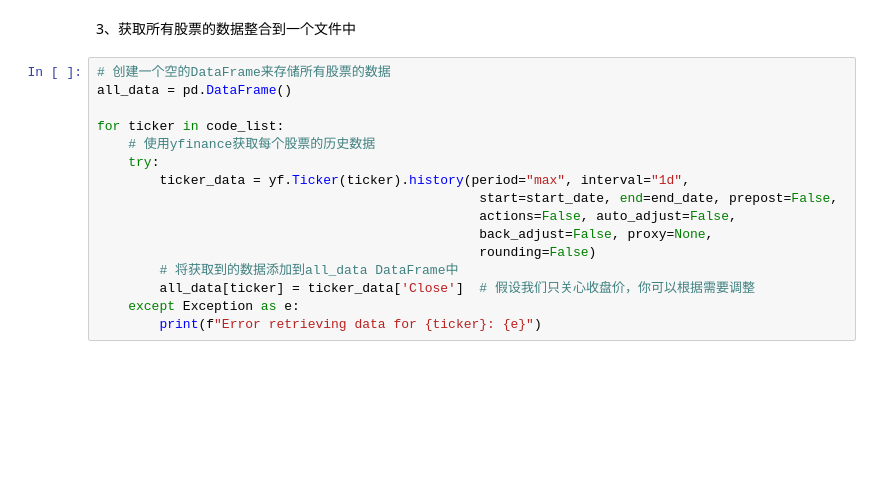
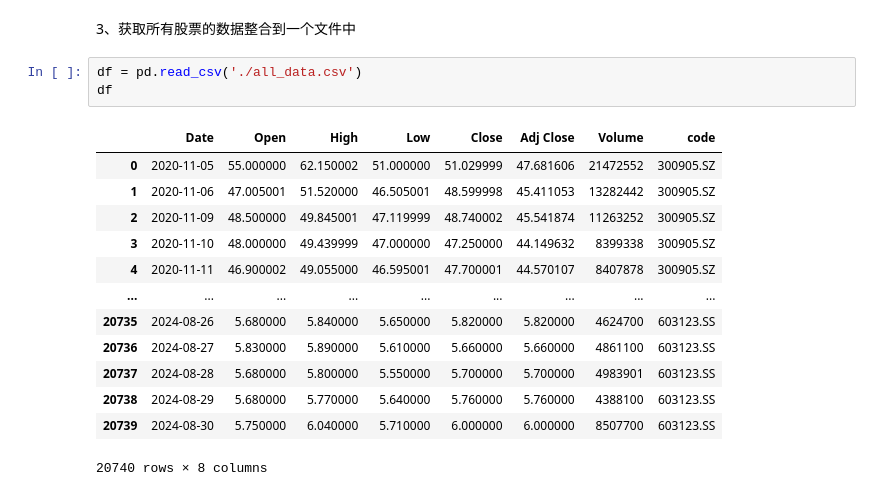
Before and after one commit to Sept12wei/strategy, a Jupyter notebook: left_strategy/单因子/根据股价逆势上涨的条件判断股票未来收益.ipynb, the cells around one changed output. Cells and saved outputs as stored; diff of their text form; blank space fills up the shorter version.

```diff
--- a/left_strategy/单因子/根据股价逆势上涨的条件判断股票未来收益.ipynb
+++ b/left_strategy/单因子/根据股价逆势上涨的条件判断股票未来收益.ipynb
@@ -41,19 +41,20 @@ start_date = '2015-01-01'
 end_date = '2024-08-31'
 # %% [markdown]
 3、获取所有股票的数据整合到一个文件中
-# %%
-# 创建一个空的DataFrame来存储所有股票的数据
-all_data = pd.DataFrame()
-
-for ticker in code_list:
-    # 使用yfinance获取每个股票的历史数据
-    try:
-        ticker_data = yf.Ticker(ticker).history(period="max", interval="1d",
-                                                 start=start_date, end=end_date, prepost=False,
-                                                 actions=False, auto_adjust=False,
-                                                 back_adjust=False, proxy=None,
-                                                 rounding=False)
-        # 将获取到的数据添加到all_data DataFrame中
-        all_data[ticker] = ticker_data['Close']  # 假设我们只关心收盘价，你可以根据需要调整
-    except Exception as e:
-        print(f"Error retrieving data for {ticker}: {e}")
+# %%
+df = pd.read_csv('./all_data.csv')
+df
+# %% [output]
+|  | Date | Open | High | Low | Close | Adj Close | Volume | code |
+| 0 | 2020-11-05 | 55.000000 | 62.150002 | 51.000000 | 51.029999 | 47.681606 | 21472552 | 300905.SZ |
+| 1 | 2020-11-06 | 47.005001 | 51.520000 | 46.505001 | 48.599998 | 45.411053 | 13282442 | 300905.SZ |
+| 2 | 2020-11-09 | 48.500000 | 49.845001 | 47.119999 | 48.740002 | 45.541874 | 11263252 | 300905.SZ |
+| 3 | 2020-11-10 | 48.000000 | 49.439999 | 47.000000 | 47.250000 | 44.149632 | 8399338 | 300905.SZ |
+| 4 | 2020-11-11 | 46.900002 | 49.055000 | 46.595001 | 47.700001 | 44.570107 | 8407878 | 300905.SZ |
+| ... | ... | ... | ... | ... | ... | ... | ... | ... |
+| 20735 | 2024-08-26 | 5.680000 | 5.840000 | 5.650000 | 5.820000 | 5.820000 | 4624700 | 603123.SS |
+| 20736 | 2024-08-27 | 5.830000 | 5.890000 | 5.610000 | 5.660000 | 5.660000 | 4861100 | 603123.SS |
+| 20737 | 2024-08-28 | 5.680000 | 5.800000 | 5.550000 | 5.700000 | 5.700000 | 4983901 | 603123.SS |
+| 20738 | 2024-08-29 | 5.680000 | 5.770000 | 5.640000 | 5.760000 | 5.760000 | 4388100 | 603123.SS |
+| 20739 | 2024-08-30 | 5.750000 | 6.040000 | 5.710000 | 6.000000 | 6.000000 | 8507700 | 603123.SS |
+20740 rows × 8 columns
```
Also changed, not shown: parts of 7 cells of this notebook.
